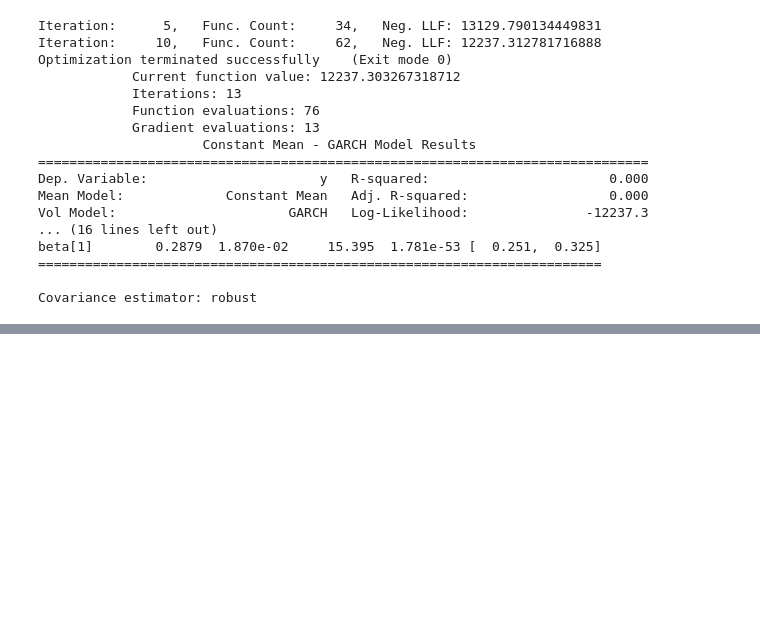
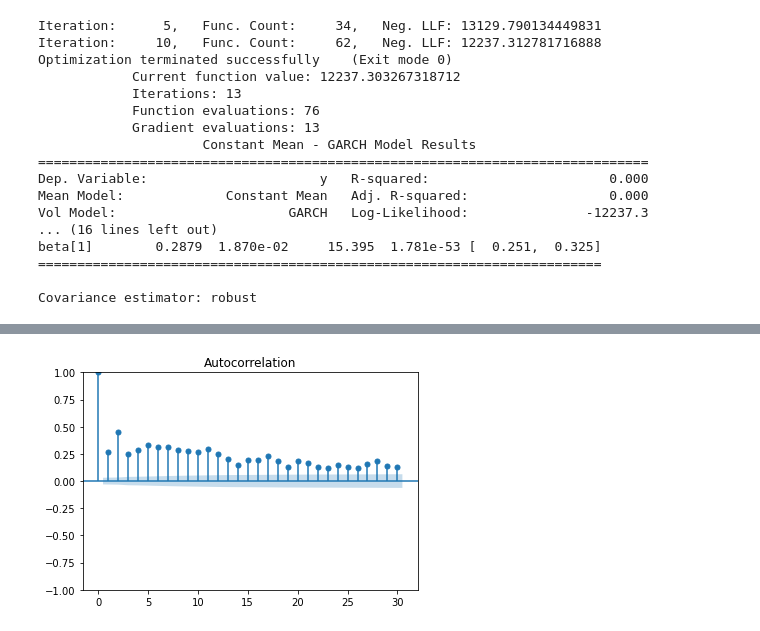
Before and after one commit to emaleleblu/Prova_1, a Jupyter notebook: garch.ipynb, the cells around one changed output, grey strips where cells are left out. Saved outputs shown, nothing was run; the diff lists cells and outputs as text; code cells hidden in the pictures; blank space fills up the shorter version.

```diff
--- a/garch.ipynb
+++ b/garch.ipynb
@@ -65,0 +137,9 @@ Covariance estimator: robust
+# %%
+#Sembra la realizzazione di un processo di rumore bianco discreto che indica che abbiamo raggiunto un buon adattamento con il modello ARIMA(4,0,3).
+
+#Per verificare il comportamento di eteroschedasticità condizionata dobbiamo quadrare i residui e tracciare il corrispondente correlogramma:
+
+plot_acf(resid**2, alpha=0.05, lags=30)
+plt.show()
+# %% [output]
+[figure, added]
```
Also changed, not shown: parts of 9 cells of this notebook.
